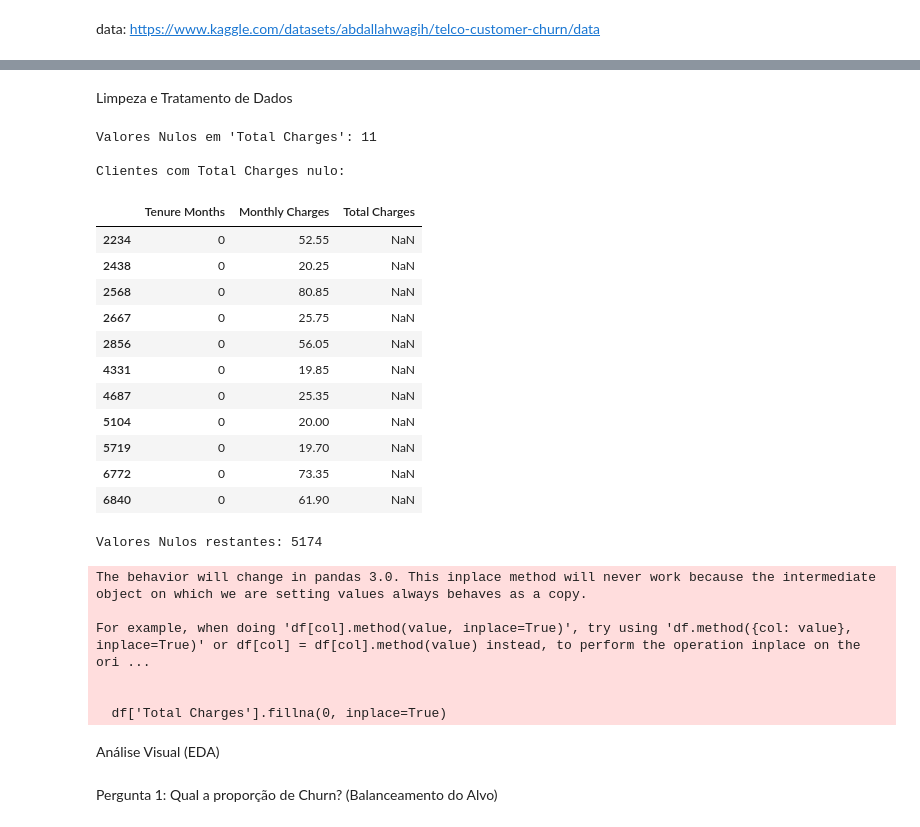
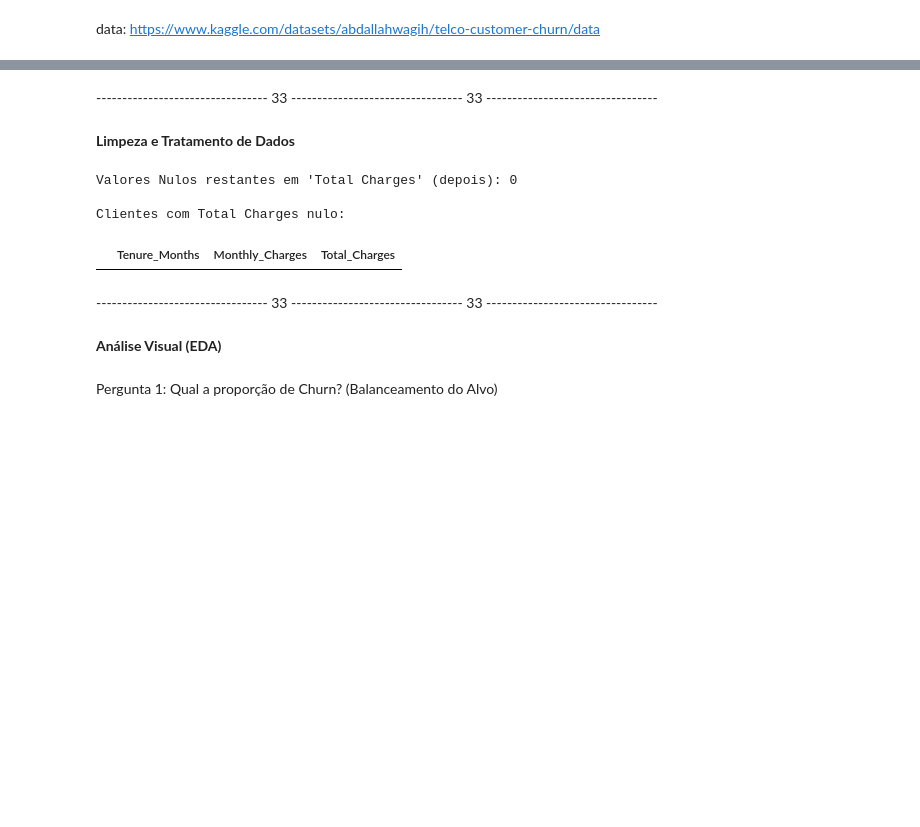
Before and after one commit to alex3ai/churn-api-gke, a Jupyter notebook: Análise_churn_telco_customer.ipynb, the cells around one changed output, grey strips where cells are left out. Drawn from its saved outputs; the diff is of its cells as text; code cells hidden in the pictures; blank space fills up the shorter version.

```diff
--- a/Análise_churn_telco_customer.ipynb
+++ b/Análise_churn_telco_customer.ipynb
@@ -85,6 +41,8 @@ Análise Exploratória de Dados (EDA) - Entendendo o Negócio
 # Exemplo: df = pd.read_excel('caminho/para/seu/arquivo/Telco-customer-churn.xlsx')
 df = pd.read_excel('Telco_customer_churn.xlsx')
 
+# Substitui todos os espaços por underscores em TODOS os nomes de colunas
+df.columns = df.columns.str.replace(' ', '_')
 # Visualizar as 5 primeiras e as 5 últimas linhas
 print("--- Primeiras Linhas ---")
 display(df.head())
@@ -129,56 +87,39 @@ Data columns (total 33 columns):
 dtypes: float64(3), int64(6), object(24)
 memory usage: 1.8+ MB
+# %% [markdown]
+
+--------------------------------- 33 --------------------------------- 33 ---------------------------------
 # %% [markdown]
- Limpeza e Tratamento de Dados
+**Limpeza e Tratamento de Dados**
 # %%
 # A coluna 'Count' é um identificador único e não ajuda o modelo a generalizar.
 # É ruído, por isso vamos removê-la.
 df.drop('Count', axis=1, inplace=True)
 
 # A coluna 'Total Charges' deveria ser numérica, mas está como 'object'.
-# Isso indica que pode haver valores não numéricos.
+df['Total_Charges'] = pd.to_numeric(df['Total_Charges'], errors='coerce')
 # O parâmetro errors='coerce' transforma qualquer valor que não pode ser convertido em NaN (Not a Number).
-df['Total Charges'] = pd.to_numeric(df['Total Charges'], errors='coerce')
+df['Total_Charges'] = df['Total_Charges'].fillna(0)
 
 # Verificar quantos valores nulos foram criados
-print(f"Valores Nulos em 'Total Charges': {df['Total Charges'].isnull().sum()}")
+print(f"\nValores Nulos restantes em 'Total Charges' (depois): {df['Total_Charges'].isnull().sum()}")
 
-# Hipótese: Clientes com 'Total Charges' nulo são clientes novos (Tenure Months=0)?
+# Hipótese: Clientes com 'Total Charges' nulo são clientes novos (Tenure Months=0).
 print("\nClientes com Total Charges nulo:")
-display(df[df['Total Charges'].isnull()][['Tenure Months', 'Monthly Charges', 'Total Charges']])
+display(df[df['Total_Charges'].isnull()][['Tenure_Months', 'Monthly_Charges', 'Total_Charges']])
 
 # A hipótese está correta! Todos têm Tenure Months = 0.
 # Uma abordagem lógica é preencher o 'Total Charges' com o 'Monthly Charges' ou com 0.
-# Preencher com a mediana também é válido, mas preencher com 0 faz mais sentido para o negócio.
-df['Total Charges'].fillna(0, inplace=True)
-
-# Confirmar que não há mais valores nulos
-print(f"\nValores Nulos restantes: {df.isnull().sum().sum()}")
 # %% [output]
-Valores Nulos em 'Total Charges': 11
+Valores Nulos restantes em 'Total Charges' (depois): 0
 
 Clientes com Total Charges nulo:
-|  | Tenure Months | Monthly Charges | Total Charges |
-| 2234 | 0 | 52.55 | NaN |
-| 2438 | 0 | 20.25 | NaN |
-| 2568 | 0 | 80.85 | NaN |
-| 2667 | 0 | 25.75 | NaN |
-| 2856 | 0 | 56.05 | NaN |
-| 4331 | 0 | 19.85 | NaN |
-| 4687 | 0 | 25.35 | NaN |
-| 5104 | 0 | 20.00 | NaN |
-| 5719 | 0 | 19.70 | NaN |
-| 6772 | 0 | 73.35 | NaN |
-| 6840 | 0 | 61.90 | NaN |
+|  | Tenure_Months | Monthly_Charges | Total_Charges |
-Valores Nulos restantes: 5174
-The behavior will change in pandas 3.0. This inplace method will never work because the intermediate object on which we are setting values always behaves as a copy.
-
-For example, when doing 'df[col].method(value, inplace=True)', try using 'df.method({col: value}, inplace=True)' or df[col] = df[col].method(value) instead, to perform the operation inplace on the ori ...
-
-
-  df['Total Charges'].fillna(0, inplace=True)
+# %% [markdown]
+
+--------------------------------- 33 --------------------------------- 33 ---------------------------------
 # %% [markdown]
-Análise Visual (EDA)
+**Análise Visual (EDA)**
 # %% [markdown]
 Pergunta 1: Qual a proporção de Churn? (Balanceamento do Alvo)
 # %%
```
Also changed, not shown: parts of 28 cells of this notebook, 13 other files.
